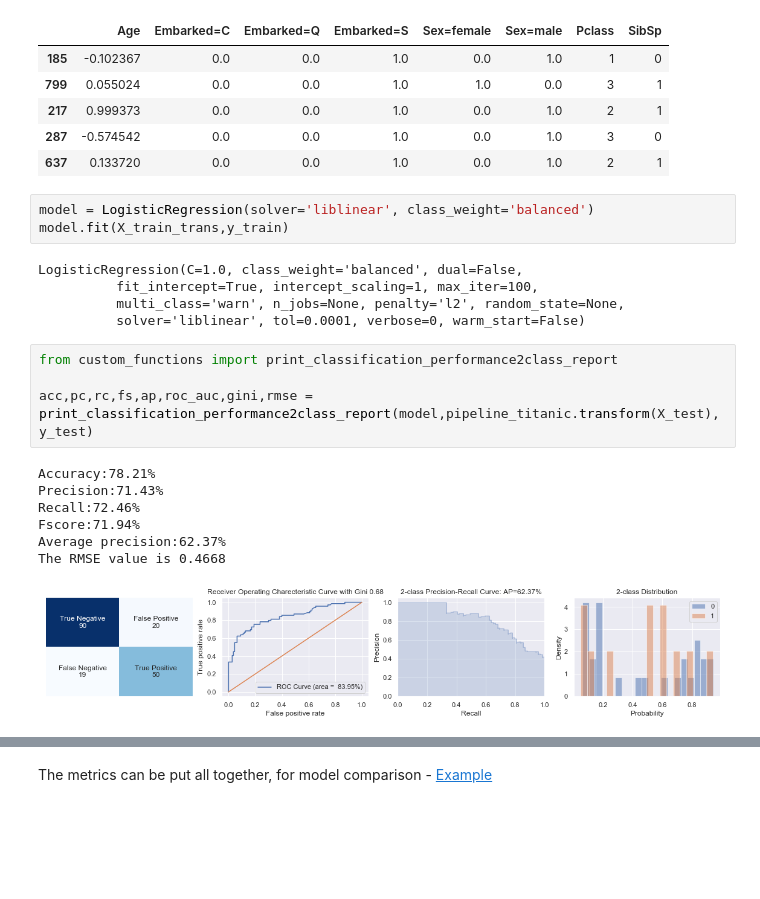
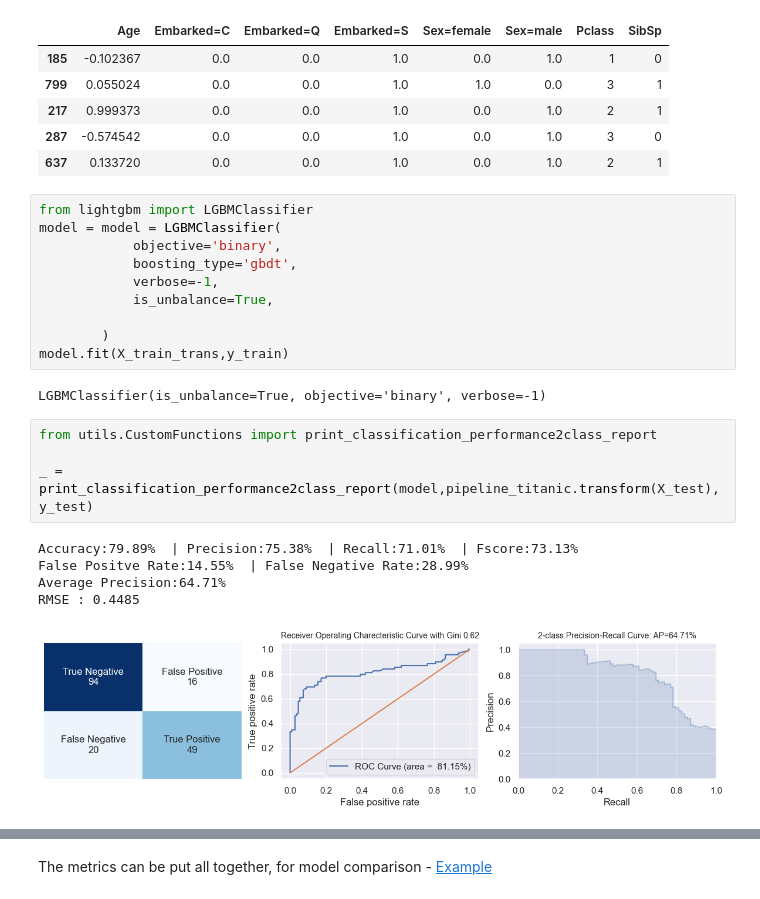
Before and after one commit to swatakit/ml-workflow-sklearn-pipeline, a Jupyter notebook: Webinar - Simplify ML workflow with sklearn.pipeline - Final.ipynb, the cells around one changed output, grey strips where cells are left out. Saved outputs shown, nothing was run; the diff lists cells and outputs as text; blank space fills up the shorter version.

```diff
--- a/Webinar - Simplify ML workflow with sklearn.pipeline - Final.ipynb
+++ b/Webinar - Simplify ML workflow with sklearn.pipeline - Final.ipynb
@@ -781,24 +791,26 @@ X_train_trans.head()
 | 217 | 0.999373 | 0.0 | 0.0 | 1.0 | 0.0 | 1.0 | 2 | 1 |
 | 287 | -0.574542 | 0.0 | 0.0 | 1.0 | 0.0 | 1.0 | 3 | 0 |
 | 637 | 0.133720 | 0.0 | 0.0 | 1.0 | 0.0 | 1.0 | 2 | 1 |
-# %%
-model = LogisticRegression(solver='liblinear', class_weight='balanced')
-model.fit(X_train_trans,y_train)
-# %% [output]
-LogisticRegression(C=1.0, class_weight='balanced', dual=False,
-          fit_intercept=True, intercept_scaling=1, max_iter=100,
-          multi_class='warn', n_jobs=None, penalty='l2', random_state=None,
-          solver='liblinear', tol=0.0001, verbose=0, warm_start=False)
+# %%
+from lightgbm import LGBMClassifier
+model = model = LGBMClassifier(
+            objective='binary',
+            boosting_type='gbdt',
+            verbose=-1,
+            is_unbalance=True,
+
+        )
+model.fit(X_train_trans,y_train)
+# %% [output]
+LGBMClassifier(is_unbalance=True, objective='binary', verbose=-1)
 # %%
-from custom_functions import print_classification_performance2class_report
+from utils.CustomFunctions import print_classification_performance2class_report
 
-acc,pc,rc,fs,ap,roc_auc,gini,rmse = print_classification_performance2class_report(model,pipeline_titanic.transform(X_test),y_test)
+_ = print_classification_performance2class_report(model,pipeline_titanic.transform(X_test),y_test)
 # %% [output]
-Accuracy:78.21%
-Precision:71.43%
-Recall:72.46%
-Fscore:71.94%
-Average precision:62.37%
-The RMSE value is 0.4668
+Accuracy:79.89%  | Precision:75.38%  | Recall:71.01%  | Fscore:73.13%
+False Positve Rate:14.55%  | False Negative Rate:28.99%
+Average Precision:64.71%
+RMSE : 0.4485
-[figure, old version]
+[figure, new version]
 # %%
```
Also changed, not shown: parts of 13 cells of this notebook.
